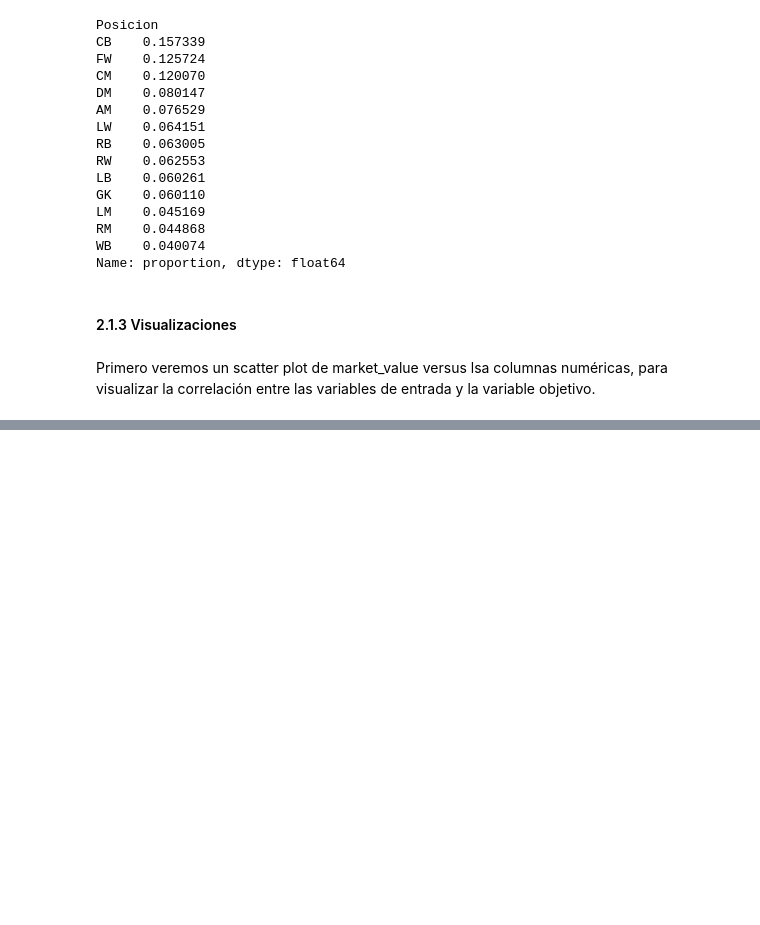
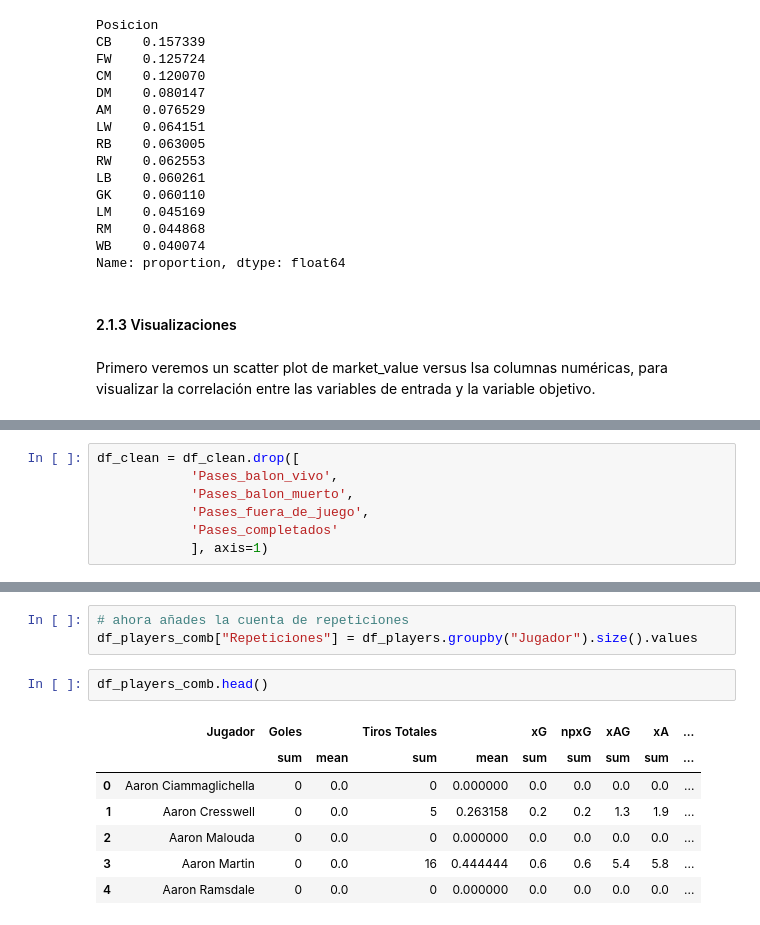
Before and after one commit to BI-organization/lab1, a Jupyter notebook: Lab1.ipynb, the cells around one changed output, grey strips where cells are left out. Drawn from its saved outputs; the diff is of its cells as text; blank space fills up the shorter version.

```diff
--- a/Lab1.ipynb
+++ b/Lab1.ipynb
@@ -283,0 +365,7 @@ plt.show()
+# %%
+df_clean = df_clean.drop([
+            'Pases_balon_vivo',
+            'Pases_balon_muerto',
+            'Pases_fuera_de_juego',
+            'Pases_completados'
+            ], axis=1)
@@ -283,0 +434,13 @@ plt.show()
+# %%
+# ahora añades la cuenta de repeticiones
+df_players_comb["Repeticiones"] = df_players.groupby("Jugador").size().values
+# %%
+df_players_comb.head()
+# %% [output]
+|  | Jugador | Goles |  | Tiros Totales |  | xG | npxG | xAG | xA | ... |
+|  |  | sum | mean | sum | mean | sum | sum | sum | sum | ... |
+| 0 | Aaron Ciammaglichella | 0 | 0.0 | 0 | 0.000000 | 0.0 | 0.0 | 0.0 | 0.0 | ... |
+| 1 | Aaron Cresswell | 0 | 0.0 | 5 | 0.263158 | 0.2 | 0.2 | 1.3 | 1.9 | ... |
+| 2 | Aaron Malouda | 0 | 0.0 | 0 | 0.000000 | 0.0 | 0.0 | 0.0 | 0.0 | ... |
+| 3 | Aaron Martin | 0 | 0.0 | 16 | 0.444444 | 0.6 | 0.6 | 5.4 | 5.8 | ... |
+| 4 | Aaron Ramsdale | 0 | 0.0 | 0 | 0.000000 | 0.0 | 0.0 | 0.0 | 0.0 | ... |
```
Also changed, not shown: parts of 13 cells of this notebook, 1 other file.
